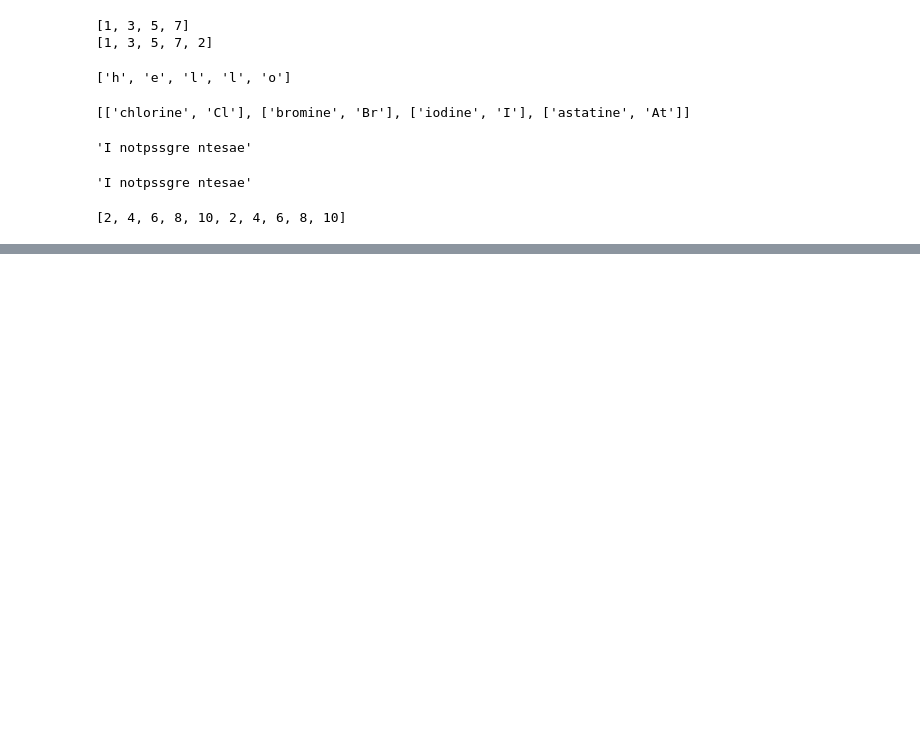
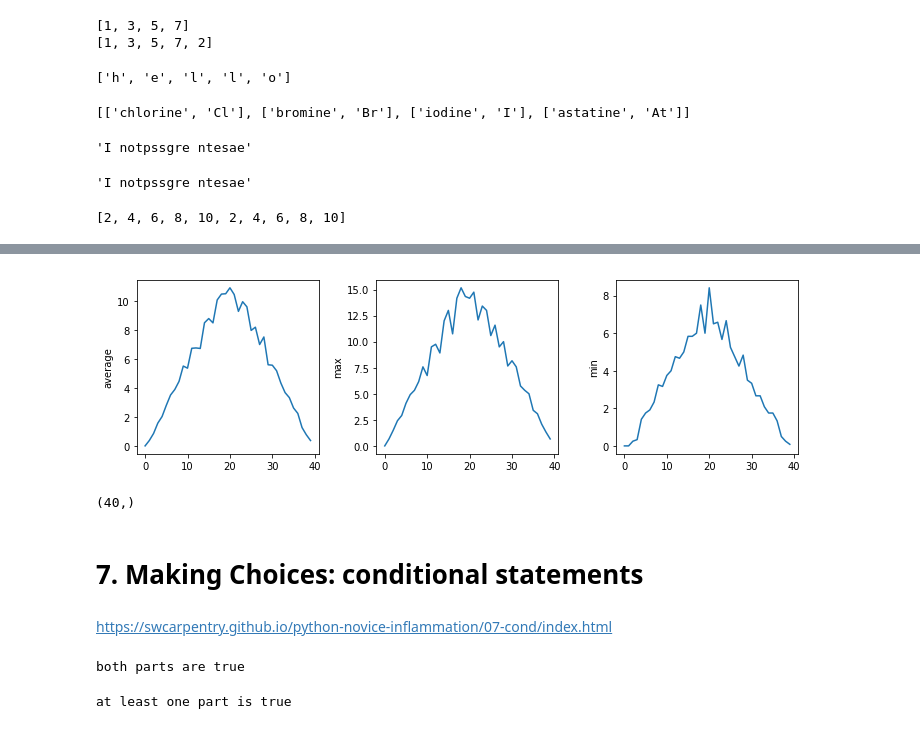
Before and after one commit to Y-Akihiro/NMA2020, a Jupyter notebook: precourse_python/python_tutorial2.py.ipynb, the cells around one changed output, grey strips where cells are left out. Drawn from its saved outputs; the diff is of its cells as text; code cells hidden in the pictures; blank space fills up the shorter version.

```diff
--- a/precourse_python/python_tutorial2.py.ipynb
+++ b/precourse_python/python_tutorial2.py.ipynb
@@ -77,0 +134,52 @@ print(repeats)
+# %%
+filenames = glob.glob('**/*/inflammation*.csv')
+composite_data = np.zeros((60,40))
+for filename in filenames:
+    # sum each new file's data into composite_data as it's read
+    data = np.loadtxt(fname=filename, delimiter=',')
+    composite_data = composite_data + data
+
+# and then divide the composite_data by number of samples
+composite_data = composite_data / len(filenames)
+
+fig = plt.figure(figsize=(10,3))
+axes1 = fig.add_subplot(1, 3, 1)
+axes2 = fig.add_subplot(1, 3, 2)
+axes3 = fig.add_subplot(1, 3, 3)
+
+axes1.set_ylabel('average')
+axes1.plot(np.mean(composite_data, axis=0))
+
+axes2.set_ylabel('max')
+axes2.plot(np.max(composite_data, axis=0))
+
+axes3.set_ylabel('min')
+axes3.plot(np.min(composite_data, axis=0))
+
+fig.tight_layout()
+plt.show()
+# %% [output]
+[figure, added]
+# %%
+np.sum(composite_data,axis=0).shape
+# %% [output]
+(40,)
+# %% [markdown]
+# 7. Making Choices: conditional statements
+# %% [markdown]
+https://swcarpentry.github.io/python-novice-inflammation/07-cond/index.html
+# %%
+# I haven't used multiple conditions (with 'and' or 'or') in one if-statement:
+if (1>0) and (-(-1)>0):
+    print('both parts are true')
+else:
+    print('at least one part is false')
+# %% [output]
+both parts are true
+# %%
+if (1>0) or (-1>0):
+    print('at least one part is true')
+else:
+    print('both parts are false')
+# %% [output]
+at least one part is true
```
Also changed, not shown: parts of 28 cells of this notebook.
